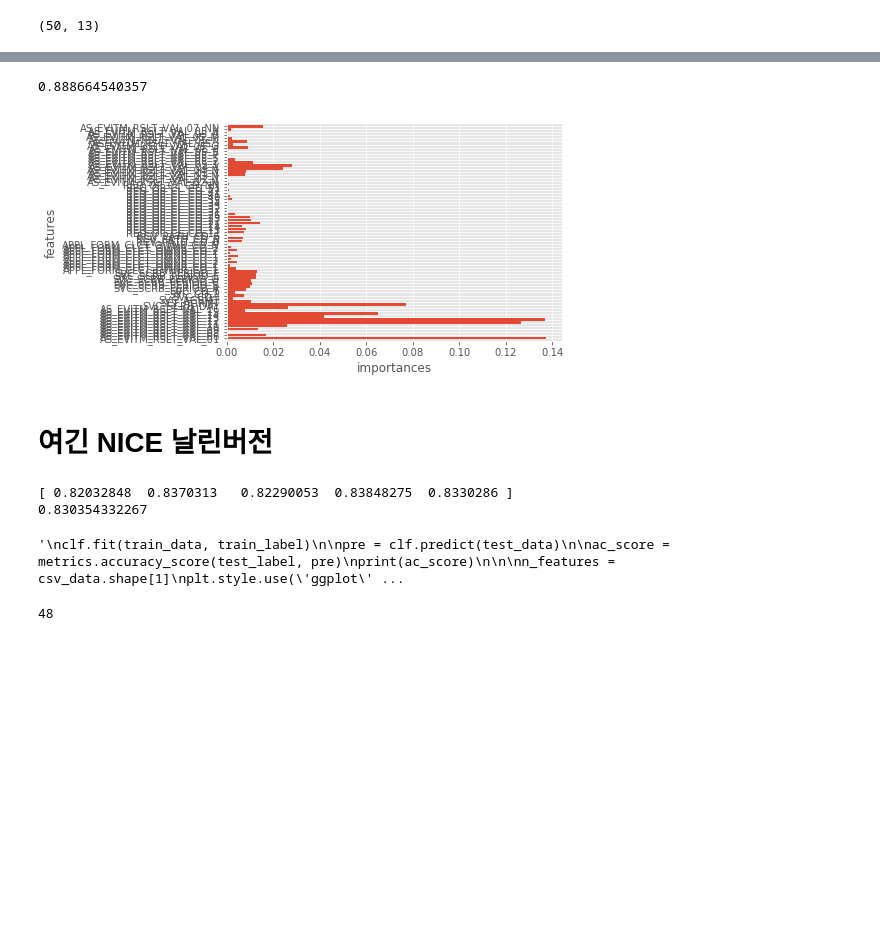
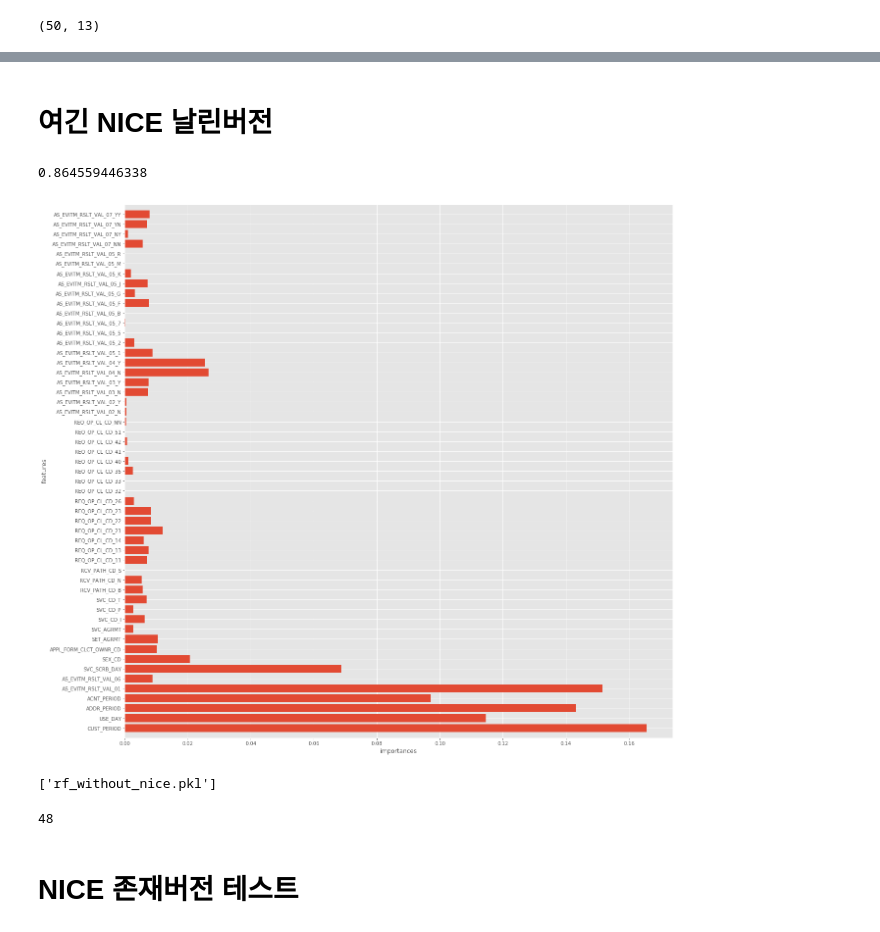
Before and after one commit to ses1430/ascb.ml, a Jupyter notebook: ascb.ipynb, the cells around one changed output, grey strips where cells are left out. Saved outputs shown, nothing was run; the diff lists cells and outputs as text; code cells hidden in the pictures; blank space fills up the shorter version.

```diff
--- a/ascb.ipynb
+++ b/ascb.ipynb
@@ -479,28 +487,3 @@ Index(['COL_YN_N', 'COL_YN_Y'], dtype='object')
-# %%
-csv_data = csv[csv.columns[:67]]
-csv_label = csv[csv.columns[-2:]]
-
-train_data, test_data, train_label, test_label = train_test_split(csv_data, csv_label, test_size=0.3)
-
-clf = RandomForestClassifier(max_features='log2', n_estimators=100, n_jobs=2, warm_start=False)
-clf.fit(train_data, train_label)
-
-pre = clf.predict(test_data)
-
-ac_score = metrics.accuracy_score(test_label, pre)
-print(ac_score)
-
-n_features = csv_data.shape[1]
-#plt.style.use('ggplot')
-plt.barh(range(n_features), clf.feature_importances_, align='center')
-plt.yticks(np.arange(n_features), csv_data.columns)
-plt.xlabel("importances")
-plt.ylabel("features")
-plt.ylim(-1, n_features)
-plt.show()
-# %% [output]
-0.888664540357
-[figure, removed]
 # %% [markdown]
 # 여긴 NICE 날린버전
 # %%
@@ -537,7 +520,6 @@ feature_columns = [
 
 numerical_columns = [
      'CUST_PERIOD'
-    ,'SVC_SCRB_DAY'
     ,'USE_DAY'
     ,'ADDR_PERIOD'
     ,'ACNT_PERIOD'
@@ -547,6 +529,7 @@ numerical_columns = [
 
 categorical_columns = [
      'SVC_CD'
+    ,'SVC_SCRB_DAY'
     ,'SEX_CD'
     ,'APPL_FORM_CLCT_OWNR_CD'
     ,'SET_AGRMT'
@@ -563,38 +546,41 @@ categorical_columns = [
 csv = pd.read_csv('data.txt', sep='\t', nrows=None)
 csv_data = pd.concat([csv[numerical_columns], pd.get_dummies(csv[categorical_columns])], axis=1)
 csv_label = csv['M123']
 
 train_data, test_data, train_label, test_label = train_test_split(csv_data, csv_label, test_size=0.3)
 
 clf = RandomForestClassifier(max_features='log2', n_estimators=100, n_jobs=2, warm_start=False)
 
+'''
 scores = model_selection.cross_val_score(clf, csv_data, csv_label, cv=5)
 print(scores)
 print(scores.mean())
+'''
 
-'''
 clf.fit(train_data, train_label)
 
 pre = clf.predict(test_data)
 
 ac_score = metrics.accuracy_score(test_label, pre)
 print(ac_score)
 
 
 n_features = csv_data.shape[1]
 plt.style.use('ggplot')
 plt.figure(figsize=(20,20))
 plt.barh(range(n_features), clf.feature_importances_, align='center')
 plt.yticks(np.arange(n_features), csv_data.columns)
 plt.xlabel("importances")
 plt.ylabel("features")
 plt.ylim(-1, n_features)
 plt.show()
-'''
+
+
+joblib.dump(clf, 'rf_without_nice.pkl')
 # %% [output]
-[ 0.82032848  0.8370313   0.82290053  0.83848275  0.8330286 ]
-0.830354332267
+0.864559446338
+[figure, added]
-'\nclf.fit(train_data, train_label)\n\npre = clf.predict(test_data)\n\nac_score = metrics.accuracy_score(test_label, pre)\nprint(ac_score)\n\n\nn_features = csv_data.shape[1]\nplt.style.use(\'ggplot\' ...
+['rf_without_nice.pkl']
 # %%
 csv = pd.read_csv('data.txt', sep='\t', nrows=None)
 # %%
@@ -603,3 +589,5 @@ len(csv.columns)
 48
 # %%
 plt.barh?
+# %% [markdown]
+# NICE 존재버전 테스트
```
Also changed, not shown: parts of 5 cells of this notebook, 5 other files.
